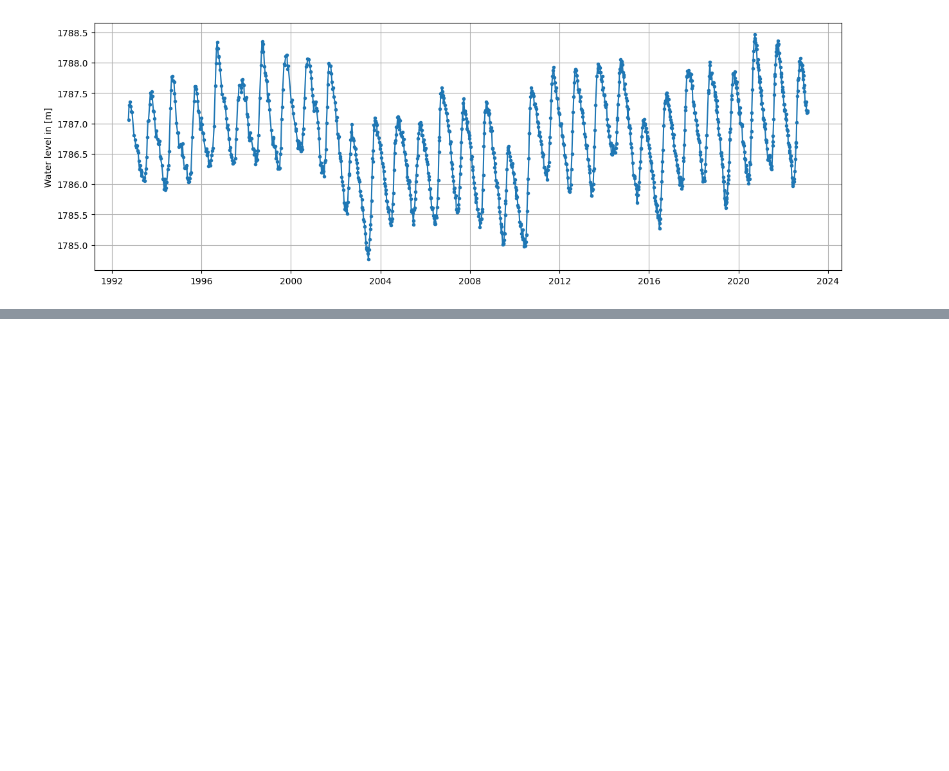
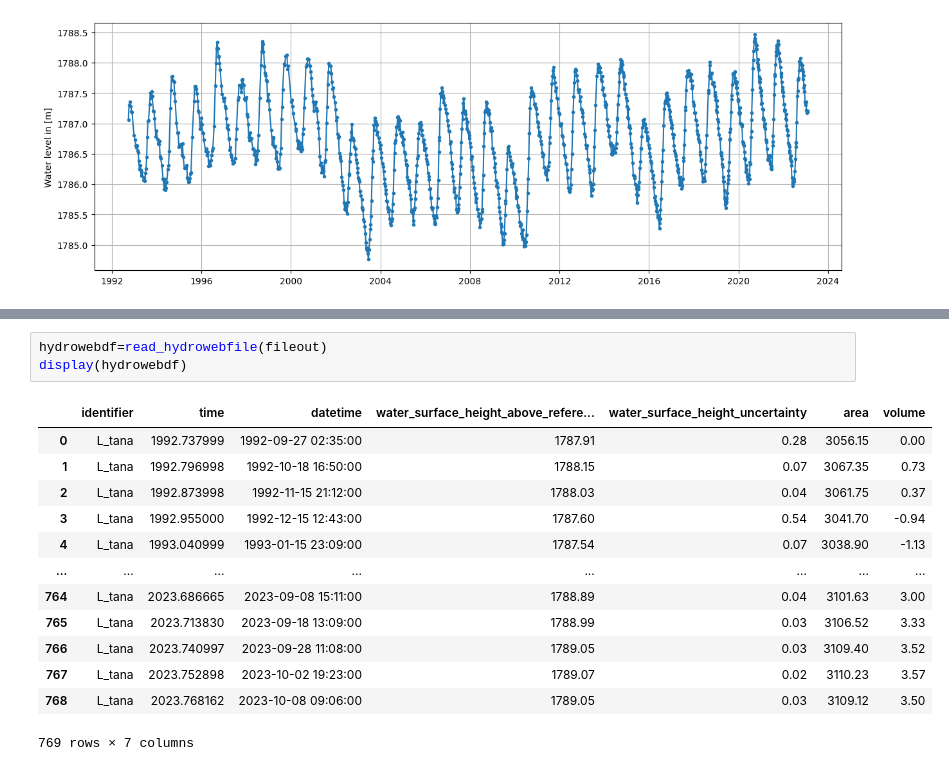
Before and after one commit to EOAfrica/f2f-course-TanzaniaOct23, a Jupyter notebook: waterlevel/EOAfrica_WaterLevel_ex02_RadarAlt_Dahiti_Hydroweb_waterlevels.ipynb, the cells around one changed output, grey strips where cells are left out. Drawn from its saved outputs; the diff is of its cells as text; blank space fills up the shorter version.

```diff
--- a/waterlevel/EOAfrica_WaterLevel_ex02_RadarAlt_Dahiti_waterlevels.ipynb
+++ b/waterlevel/EOAfrica_WaterLevel_ex02_RadarAlt_Dahiti_Hydroweb_waterlevels.ipynb
@@ -51,0 +133,17 @@ What next?
+# %%
+hydrowebdf=read_hydrowebfile(fileout)
+display(hydrowebdf)
+# %% [output]
+|  | identifier | time | datetime | water_surface_height_above_refere... | water_surface_height_uncertainty | area | volume |
+| 0 | L_tana | 1992.737999 | 1992-09-27 02:35:00 | 1787.91 | 0.28 | 3056.15 | 0.00 |
+| 1 | L_tana | 1992.796998 | 1992-10-18 16:50:00 | 1788.15 | 0.07 | 3067.35 | 0.73 |
+| 2 | L_tana | 1992.873998 | 1992-11-15 21:12:00 | 1788.03 | 0.04 | 3061.75 | 0.37 |
+| 3 | L_tana | 1992.955000 | 1992-12-15 12:43:00 | 1787.60 | 0.54 | 3041.70 | -0.94 |
+| 4 | L_tana | 1993.040999 | 1993-01-15 23:09:00 | 1787.54 | 0.07 | 3038.90 | -1.13 |
+| ... | ... | ... | ... | ... | ... | ... | ... |
+| 764 | L_tana | 2023.686665 | 2023-09-08 15:11:00 | 1788.89 | 0.04 | 3101.63 | 3.00 |
+| 765 | L_tana | 2023.713830 | 2023-09-18 13:09:00 | 1788.99 | 0.03 | 3106.52 | 3.33 |
+| 766 | L_tana | 2023.740997 | 2023-09-28 11:08:00 | 1789.05 | 0.03 | 3109.40 | 3.52 |
+| 767 | L_tana | 2023.752898 | 2023-10-02 19:23:00 | 1789.07 | 0.02 | 3110.23 | 3.57 |
+| 768 | L_tana | 2023.768162 | 2023-10-08 09:06:00 | 1789.05 | 0.03 | 3109.12 | 3.50 |
+769 rows × 7 columns
```
Also changed, not shown: parts of 10 cells of this notebook.
